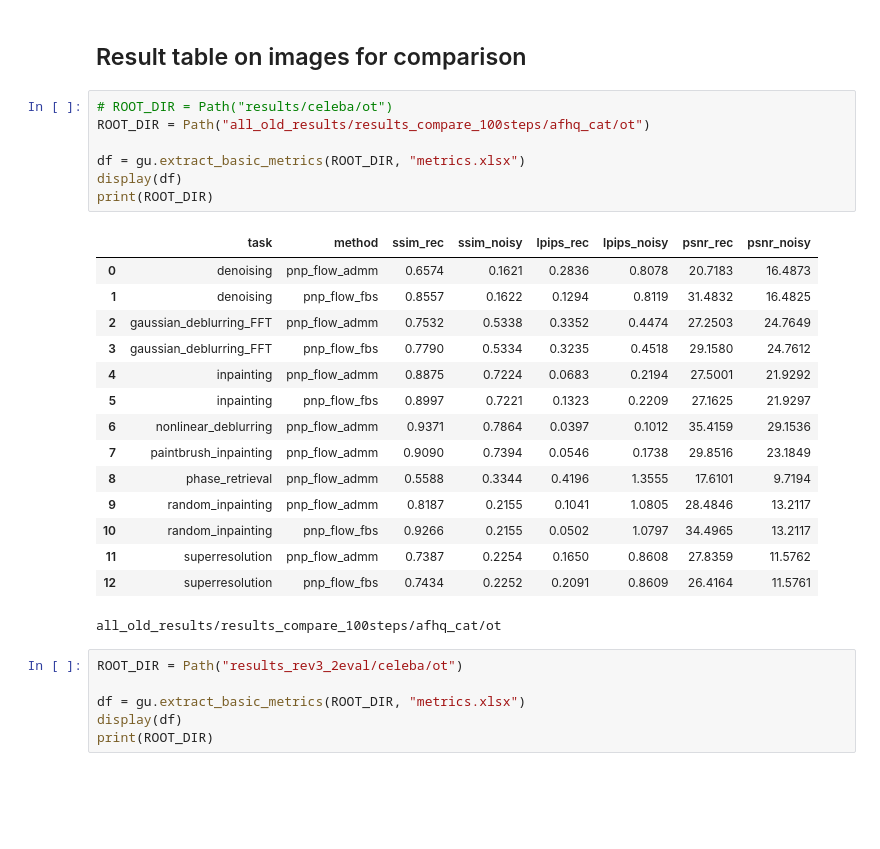
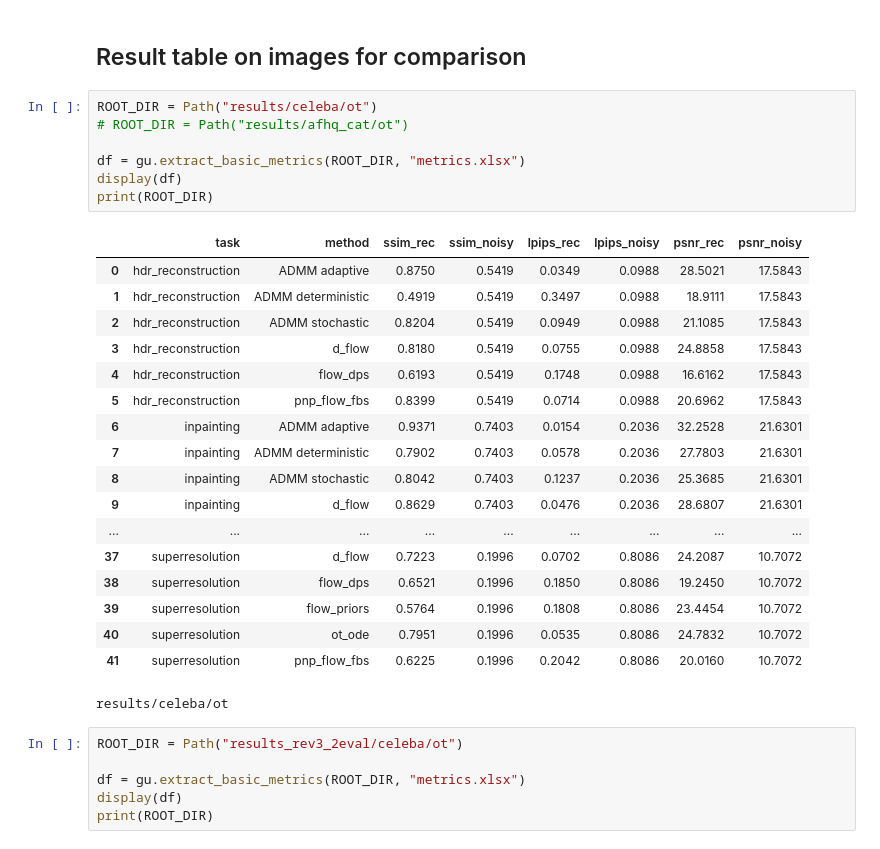
Before and after one commit to dibyanshu100/PnP_ConsensusFlow, a Jupyter notebook: graphs.ipynb, the cells around one changed output. Saved outputs shown, nothing was run; the diff lists cells and outputs as text; blank space fills up the shorter version.

```diff
--- a/graphs.ipynb
+++ b/graphs.ipynb
@@ -68,28 +68,31 @@ else:
 # %% [markdown]
 ## Result table on images for comparison
 # %%
-# ROOT_DIR = Path("results/celeba/ot")
-ROOT_DIR = Path("all_old_results/results_compare_100steps/afhq_cat/ot")
+ROOT_DIR = Path("results/celeba/ot")
+# ROOT_DIR = Path("results/afhq_cat/ot")
 
 df = gu.extract_basic_metrics(ROOT_DIR, "metrics.xlsx")
 display(df)
 print(ROOT_DIR)
 # %% [output]
 |  | task | method | ssim_rec | ssim_noisy | lpips_rec | lpips_noisy | psnr_rec | psnr_noisy |
-| 0 | denoising | pnp_flow_admm | 0.6574 | 0.1621 | 0.2836 | 0.8078 | 20.7183 | 16.4873 |
-| 1 | denoising | pnp_flow_fbs | 0.8557 | 0.1622 | 0.1294 | 0.8119 | 31.4832 | 16.4825 |
-| 2 | gaussian_deblurring_FFT | pnp_flow_admm | 0.7532 | 0.5338 | 0.3352 | 0.4474 | 27.2503 | 24.7649 |
-| 3 | gaussian_deblurring_FFT | pnp_flow_fbs | 0.7790 | 0.5334 | 0.3235 | 0.4518 | 29.1580 | 24.7612 |
-| 4 | inpainting | pnp_flow_admm | 0.8875 | 0.7224 | 0.0683 | 0.2194 | 27.5001 | 21.9292 |
-| 5 | inpainting | pnp_flow_fbs | 0.8997 | 0.7221 | 0.1323 | 0.2209 | 27.1625 | 21.9297 |
-| 6 | nonlinear_deblurring | pnp_flow_admm | 0.9371 | 0.7864 | 0.0397 | 0.1012 | 35.4159 | 29.1536 |
-| 7 | paintbrush_inpainting | pnp_flow_admm | 0.9090 | 0.7394 | 0.0546 | 0.1738 | 29.8516 | 23.1849 |
-| 8 | phase_retrieval | pnp_flow_admm | 0.5588 | 0.3344 | 0.4196 | 1.3555 | 17.6101 | 9.7194 |
-| 9 | random_inpainting | pnp_flow_admm | 0.8187 | 0.2155 | 0.1041 | 1.0805 | 28.4846 | 13.2117 |
-| 10 | random_inpainting | pnp_flow_fbs | 0.9266 | 0.2155 | 0.0502 | 1.0797 | 34.4965 | 13.2117 |
-| 11 | superresolution | pnp_flow_admm | 0.7387 | 0.2254 | 0.1650 | 0.8608 | 27.8359 | 11.5762 |
-| 12 | superresolution | pnp_flow_fbs | 0.7434 | 0.2252 | 0.2091 | 0.8609 | 26.4164 | 11.5761 |
+| 0 | hdr_reconstruction | ADMM adaptive | 0.8750 | 0.5419 | 0.0349 | 0.0988 | 28.5021 | 17.5843 |
+| 1 | hdr_reconstruction | ADMM deterministic | 0.4919 | 0.5419 | 0.3497 | 0.0988 | 18.9111 | 17.5843 |
+| 2 | hdr_reconstruction | ADMM stochastic | 0.8204 | 0.5419 | 0.0949 | 0.0988 | 21.1085 | 17.5843 |
+| 3 | hdr_reconstruction | d_flow | 0.8180 | 0.5419 | 0.0755 | 0.0988 | 24.8858 | 17.5843 |
+| 4 | hdr_reconstruction | flow_dps | 0.6193 | 0.5419 | 0.1748 | 0.0988 | 16.6162 | 17.5843 |
+| 5 | hdr_reconstruction | pnp_flow_fbs | 0.8399 | 0.5419 | 0.0714 | 0.0988 | 20.6962 | 17.5843 |
+| 6 | inpainting | ADMM adaptive | 0.9371 | 0.7403 | 0.0154 | 0.2036 | 32.2528 | 21.6301 |
+| 7 | inpainting | ADMM deterministic | 0.7902 | 0.7403 | 0.0578 | 0.2036 | 27.7803 | 21.6301 |
+| 8 | inpainting | ADMM stochastic | 0.8042 | 0.7403 | 0.1237 | 0.2036 | 25.3685 | 21.6301 |
+| 9 | inpainting | d_flow | 0.8629 | 0.7403 | 0.0476 | 0.2036 | 28.6807 | 21.6301 |
+| ... | ... | ... | ... | ... | ... | ... | ... | ... |
+| 37 | superresolution | d_flow | 0.7223 | 0.1996 | 0.0702 | 0.8086 | 24.2087 | 10.7072 |
+| 38 | superresolution | flow_dps | 0.6521 | 0.1996 | 0.1850 | 0.8086 | 19.2450 | 10.7072 |
+| 39 | superresolution | flow_priors | 0.5764 | 0.1996 | 0.1808 | 0.8086 | 23.4454 | 10.7072 |
+| 40 | superresolution | ot_ode | 0.7951 | 0.1996 | 0.0535 | 0.8086 | 24.7832 | 10.7072 |
+| 41 | superresolution | pnp_flow_fbs | 0.6225 | 0.1996 | 0.2042 | 0.8086 | 20.0160 | 10.7072 |
-all_old_results/results_compare_100steps/afhq_cat/ot
+results/celeba/ot
 # %%
 ROOT_DIR = Path("results_rev3_2eval/celeba/ot")
 
```
Also changed, not shown: parts of 1 cell of this notebook, 3 other files.
